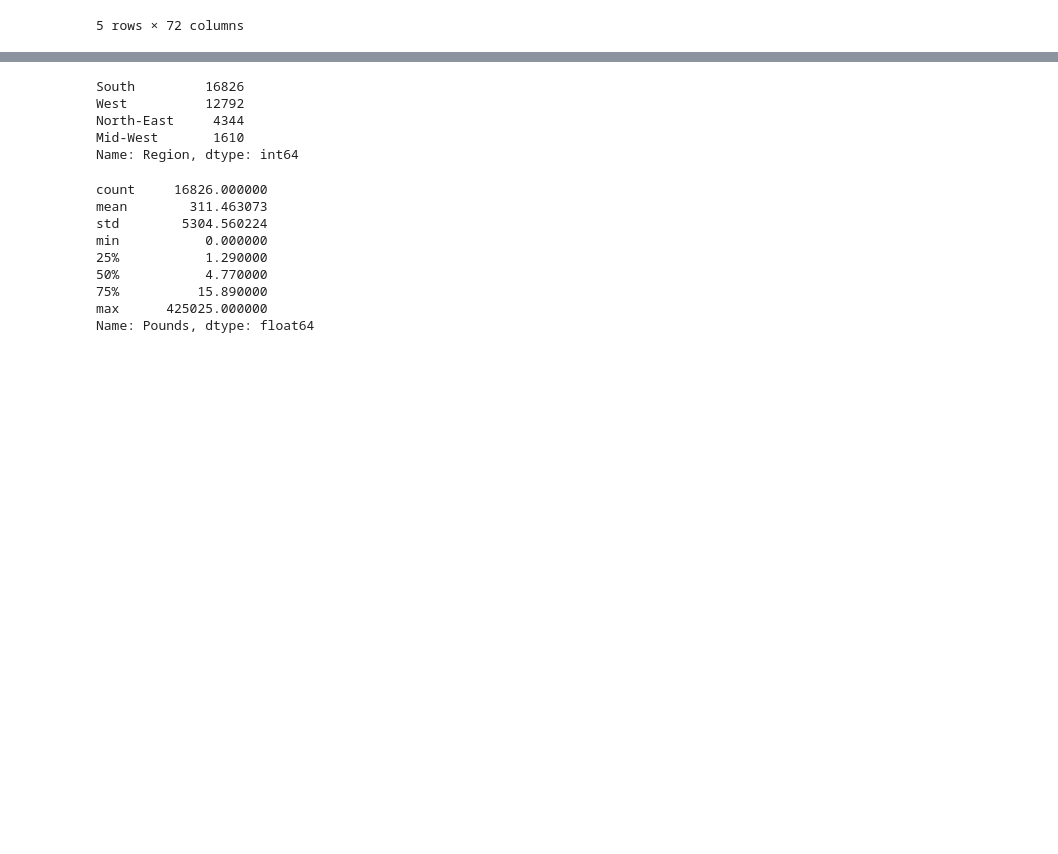
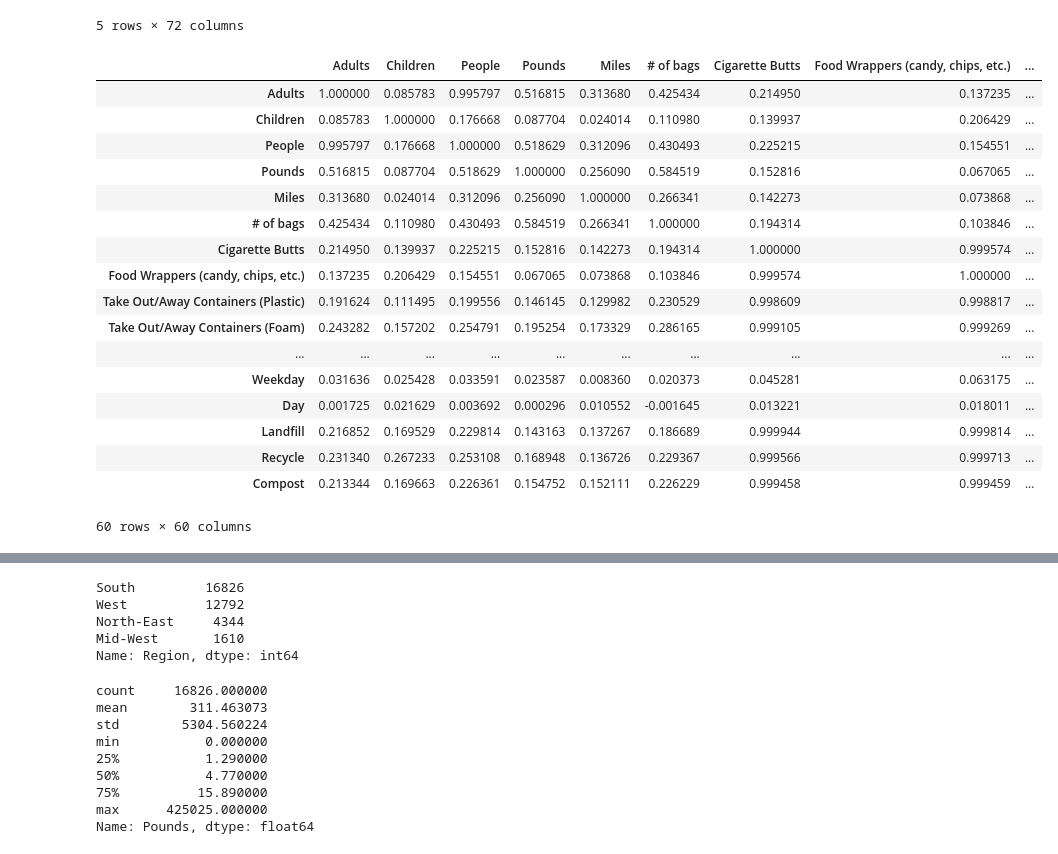
Before and after one commit to dhallankit/DataChallenge2020_DC20006, a Jupyter notebook: Data Challenge2.ipynb, the cells around one changed output, grey strips where cells are left out. Saved outputs shown, nothing was run; the diff lists cells and outputs as text; code cells hidden in the pictures; blank space fills up the shorter version.

```diff
--- a/Data Challenge2.ipynb
+++ b/Data Challenge2.ipynb
@@ -474,0 +482,22 @@ ocean.head()
+# %%
+#finding correlation between Adults/Children & Pounds of trash collected in cleanup
+ocean.corr(method = 'pearson')
+# %% [output]
+|  | Adults | Children | People | Pounds | Miles | # of bags | Cigarette Butts | Food Wrappers (candy, chips, etc.) | ... |
+| Adults | 1.000000 | 0.085783 | 0.995797 | 0.516815 | 0.313680 | 0.425434 | 0.214950 | 0.137235 | ... |
+| Children | 0.085783 | 1.000000 | 0.176668 | 0.087704 | 0.024014 | 0.110980 | 0.139937 | 0.206429 | ... |
+| People | 0.995797 | 0.176668 | 1.000000 | 0.518629 | 0.312096 | 0.430493 | 0.225215 | 0.154551 | ... |
+| Pounds | 0.516815 | 0.087704 | 0.518629 | 1.000000 | 0.256090 | 0.584519 | 0.152816 | 0.067065 | ... |
+| Miles | 0.313680 | 0.024014 | 0.312096 | 0.256090 | 1.000000 | 0.266341 | 0.142273 | 0.073868 | ... |
+| # of bags | 0.425434 | 0.110980 | 0.430493 | 0.584519 | 0.266341 | 1.000000 | 0.194314 | 0.103846 | ... |
+| Cigarette Butts | 0.214950 | 0.139937 | 0.225215 | 0.152816 | 0.142273 | 0.194314 | 1.000000 | 0.999574 | ... |
+| Food Wrappers (candy, chips, etc.) | 0.137235 | 0.206429 | 0.154551 | 0.067065 | 0.073868 | 0.103846 | 0.999574 | 1.000000 | ... |
+| Take Out/Away Containers (Plastic) | 0.191624 | 0.111495 | 0.199556 | 0.146145 | 0.129982 | 0.230529 | 0.998609 | 0.998817 | ... |
+| Take Out/Away Containers (Foam) | 0.243282 | 0.157202 | 0.254791 | 0.195254 | 0.173329 | 0.286165 | 0.999105 | 0.999269 | ... |
+| ... | ... | ... | ... | ... | ... | ... | ... | ... | ... |
+| Weekday | 0.031636 | 0.025428 | 0.033591 | 0.023587 | 0.008360 | 0.020373 | 0.045281 | 0.063175 | ... |
+| Day | 0.001725 | 0.021629 | 0.003692 | 0.000296 | 0.010552 | -0.001645 | 0.013221 | 0.018011 | ... |
+| Landfill | 0.216852 | 0.169529 | 0.229814 | 0.143163 | 0.137267 | 0.186689 | 0.999944 | 0.999814 | ... |
+| Recycle | 0.231340 | 0.267233 | 0.253108 | 0.168948 | 0.136726 | 0.229367 | 0.999566 | 0.999713 | ... |
+| Compost | 0.213344 | 0.169663 | 0.226361 | 0.154752 | 0.152111 | 0.226229 | 0.999458 | 0.999459 | ... |
+60 rows × 60 columns
```
Also changed, not shown: parts of 35 cells of this notebook.
